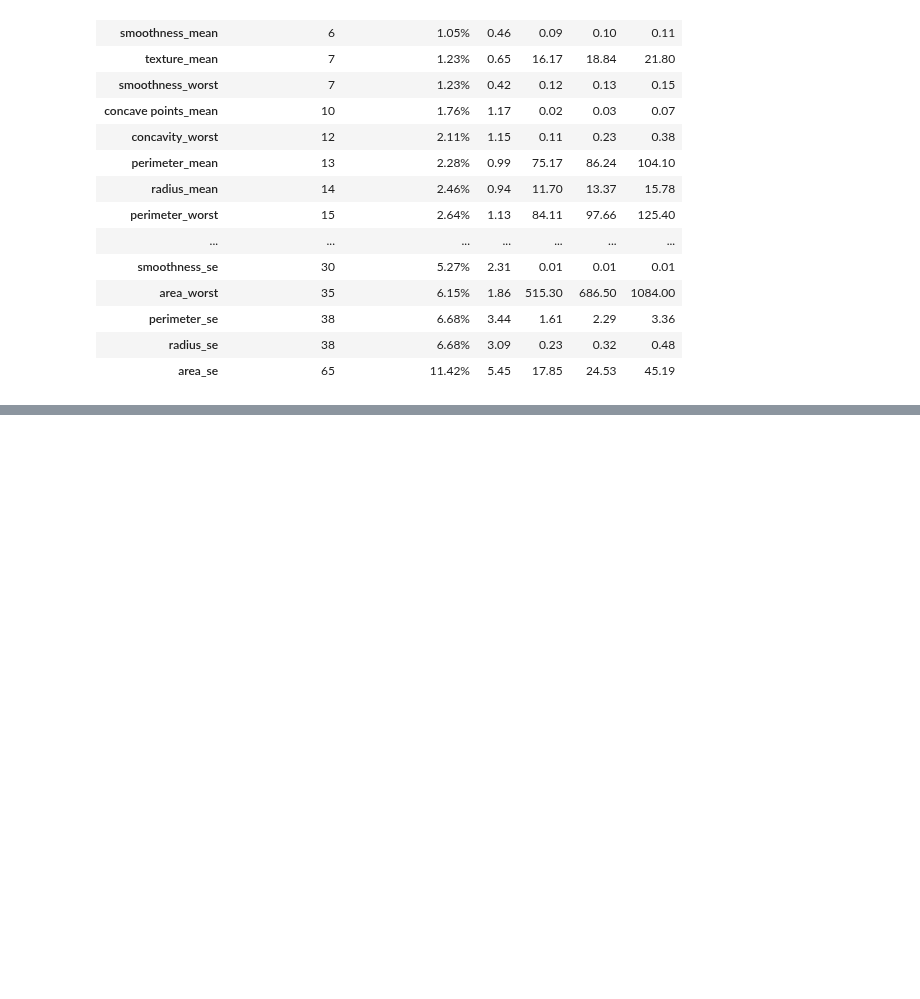
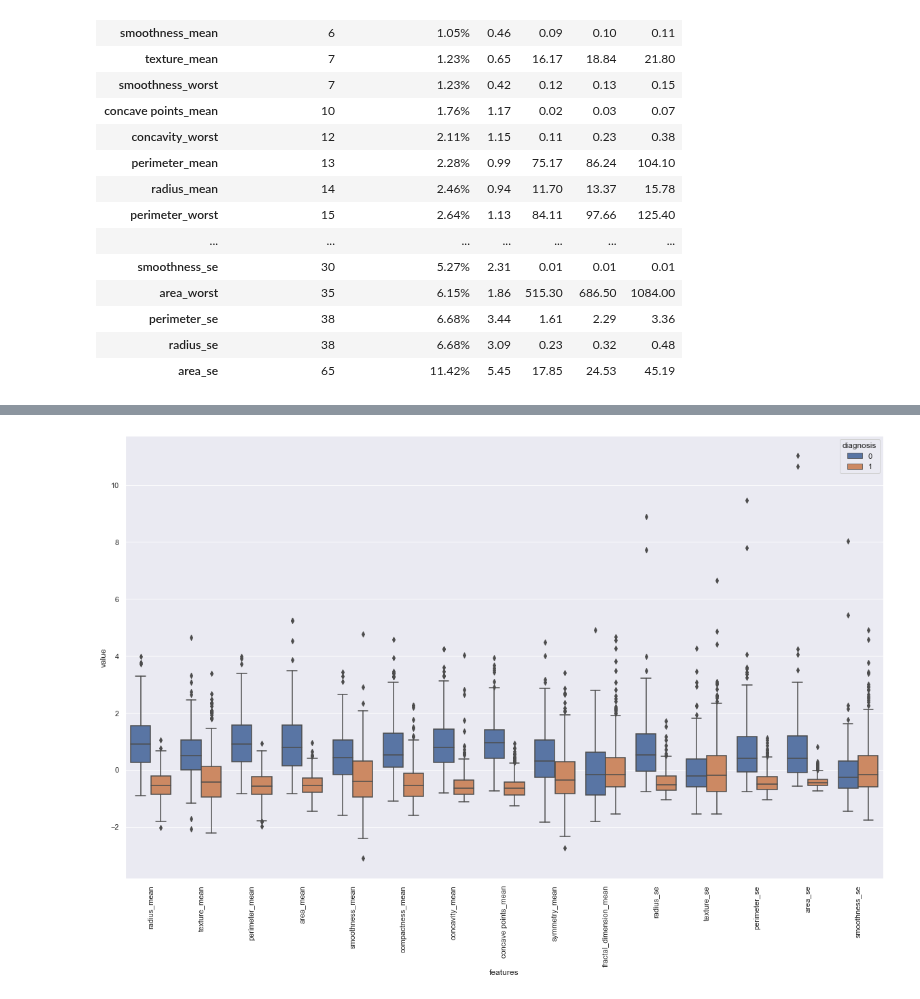
Before and after one commit to 10-Academy-quad-squad/casual-graph, a Jupyter notebook: notebooks/1. EDA.ipynb, the cells around one changed output, grey strips where cells are left out. Saved outputs shown, nothing was run; the diff lists cells and outputs as text; code cells hidden in the pictures; blank space fills up the shorter version.

```diff
--- a/notebooks/1. EDA.ipynb
+++ b/notebooks/1. EDA.ipynb
@@ -128,0 +139,15 @@ violin_plot(x, y, 0, 10)
+# %%
+def get_box_plot(x, y, start: int = 0, num_features: int = 10):
+    data = pd.concat([y, x.iloc[:, start:num_features]], axis=1)
+    data = pd.melt(data,
+                   id_vars="diagnosis",
+                   var_name="features",
+                   value_name='value')
+    plt.figure(figsize=(20, 12))
+    sns.boxplot(x="features", y="value", hue="diagnosis", data=data)
+    plt.xticks(rotation=90)
+    plt.show()
+# %%
+get_box_plot(normal_x, y, 0, 15)
+# %% [output]
+[figure, added]
```
Also changed, not shown: parts of 7 cells of this notebook.
